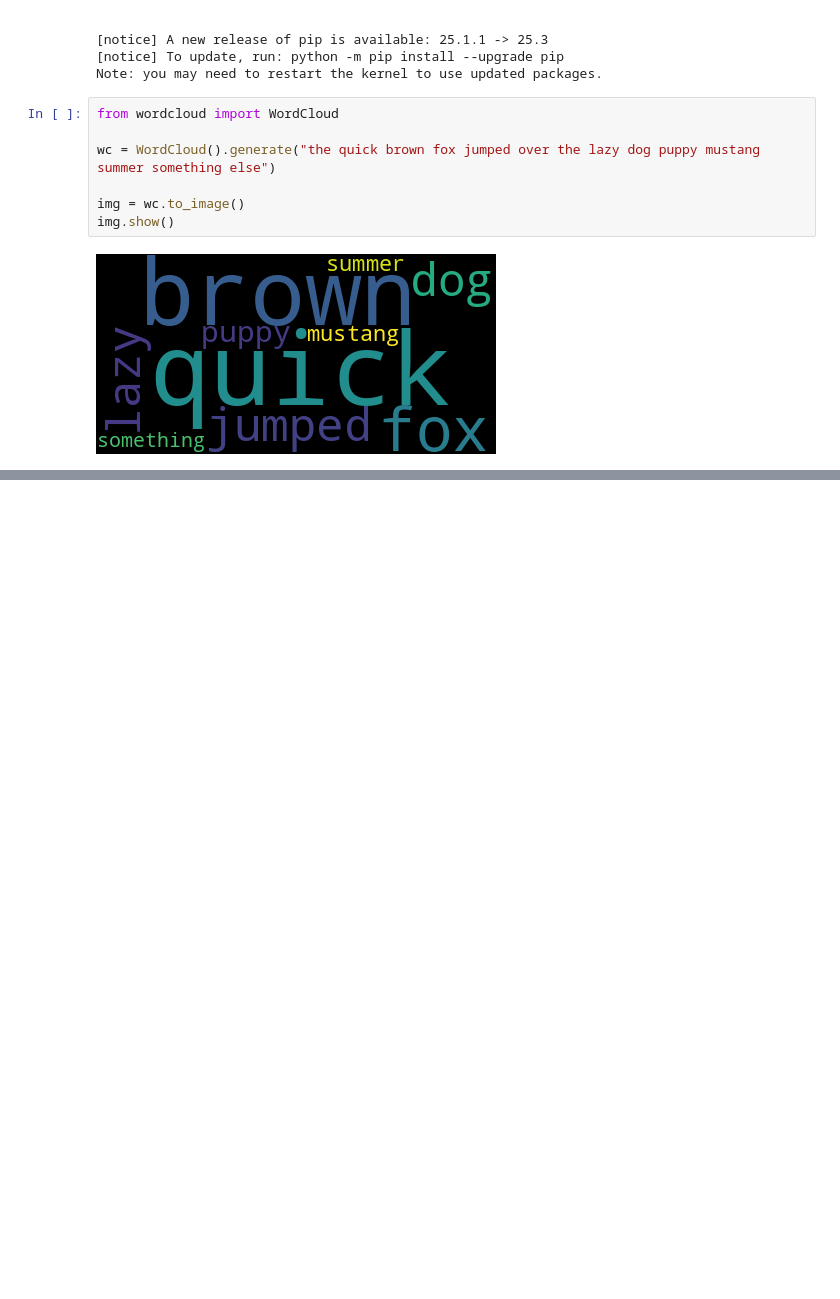
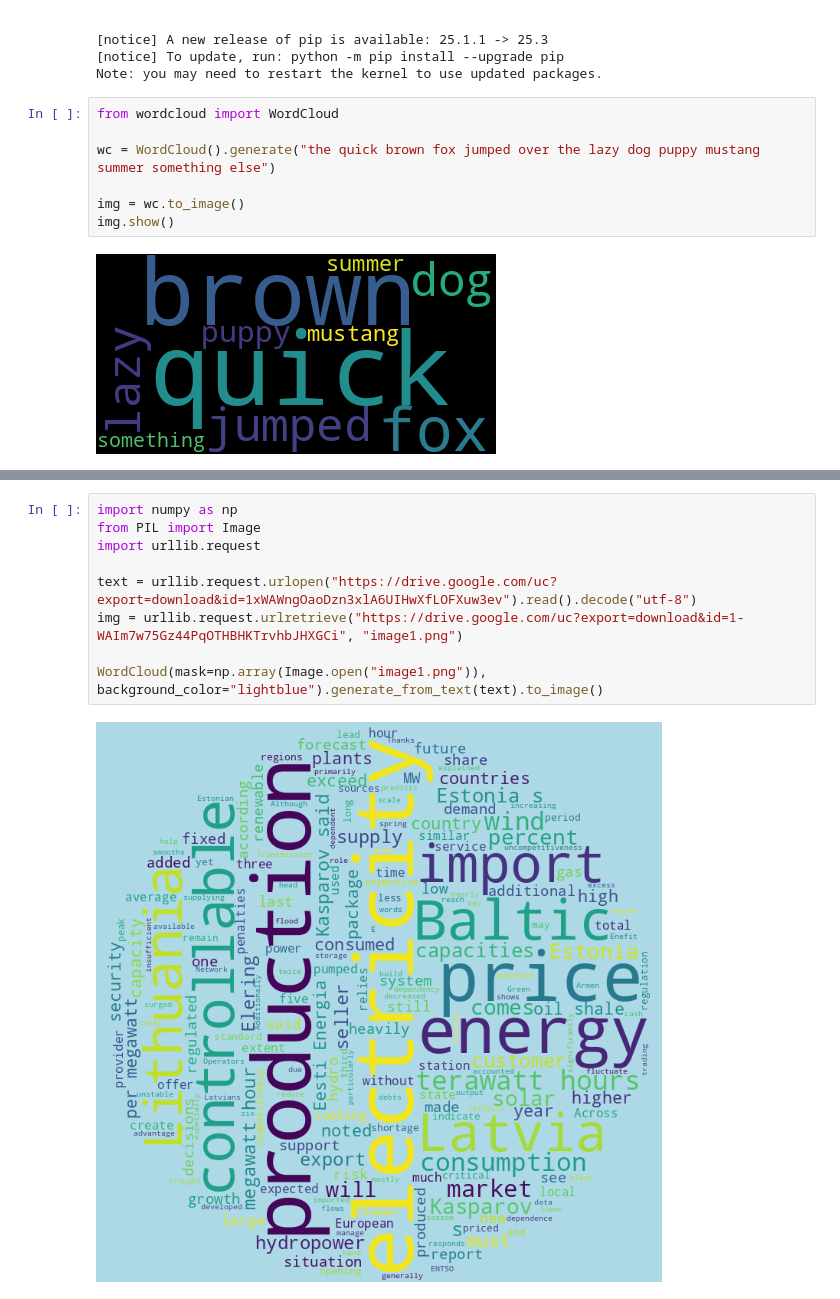
Before and after one commit to hansotTLU/Digihum-Teh_2025-data-visualisation, a Jupyter notebook: notebooks/class_work/week_11.ipynb, the cells around one changed output, grey strips where cells are left out. Drawn from its saved outputs; the diff is of its cells as text; blank space fills up the shorter version.

```diff
--- a/notebooks/class_work/week_11.ipynb
+++ b/notebooks/class_work/week_11.ipynb
@@ -135,0 +155,11 @@ text = urllib.request.urlopen("").read().decode("utf-8")
+# %%
+import numpy as np
+from PIL import Image
+import urllib.request
+
+text = urllib.request.urlopen("https://drive.google.com/uc?export=download&id=1xWAWngOaoDzn3xlA6UIHwXfLOFXuw3ev").read().decode("utf-8")
+img = urllib.request.urlretrieve("https://drive.google.com/uc?export=download&id=1-WAIm7w75Gz44PqOTHBHKTrvhbJHXGCi", "image1.png")
+
+WordCloud(mask=np.array(Image.open("image1.png")), background_color="lightblue").generate_from_text(text).to_image()
+# %% [output]
+[figure, added]
```
Also changed, not shown: parts of 3 cells of this notebook, 1 other file.
